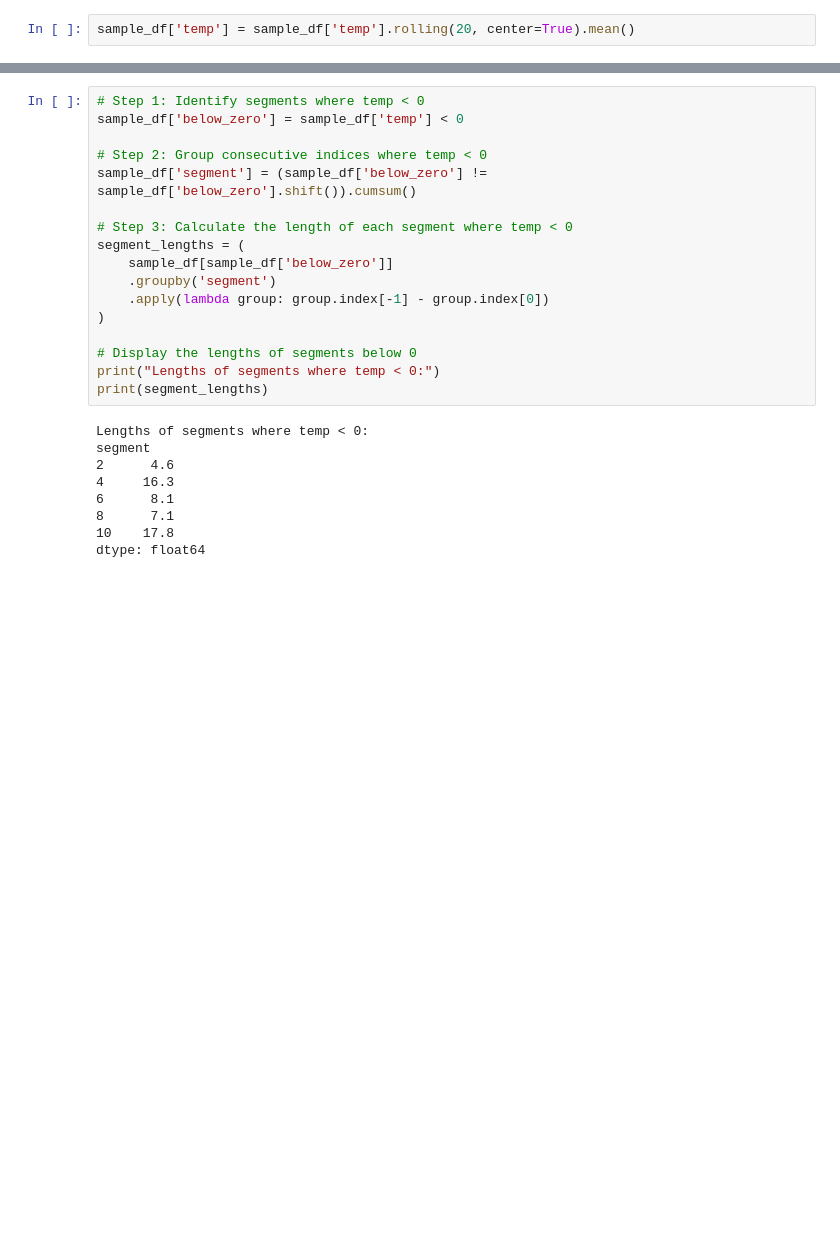
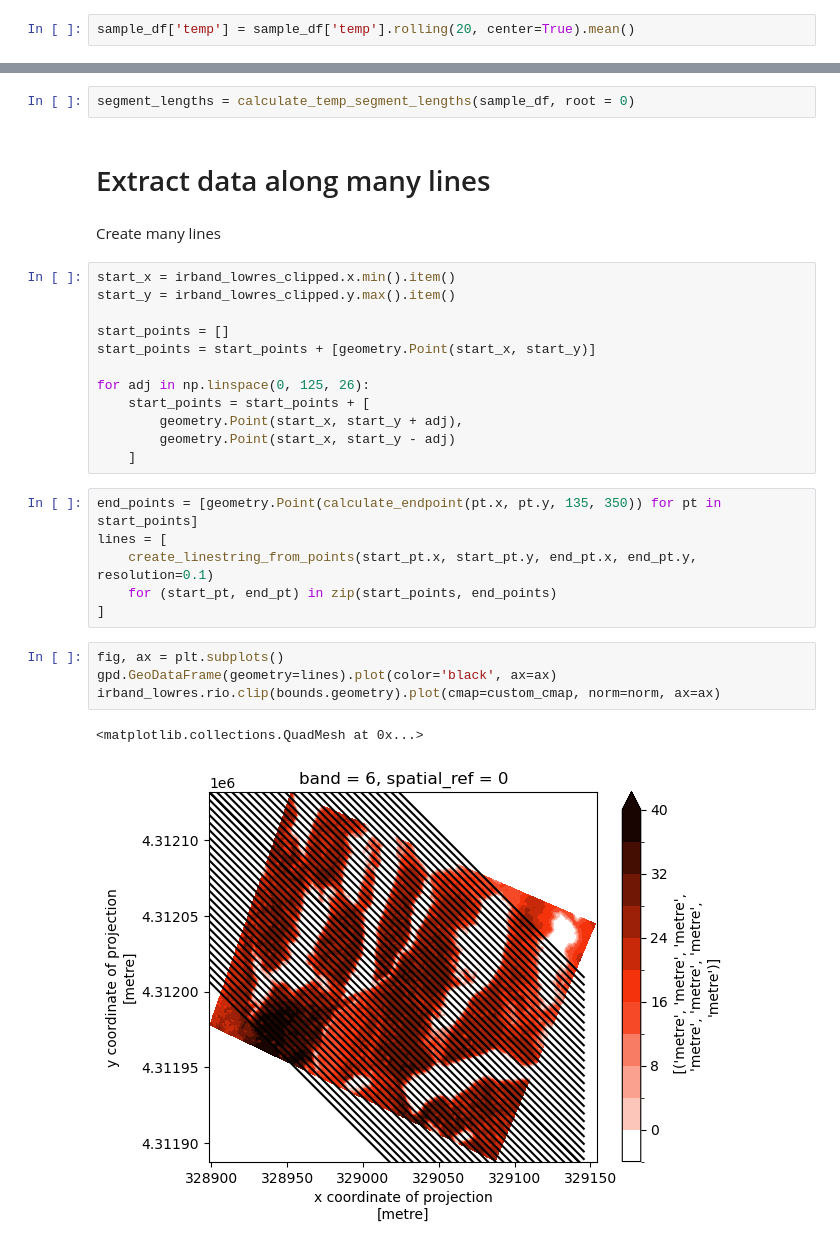
Before and after one commit to elischwat/sublimationofsnow, a Jupyter notebook: analysis/paper3/uav_data/extract_surfacetemp_profiles.ipynb, the cells around one changed output, grey strips where cells are left out. Drawn from its saved outputs; the diff is of its cells as text; blank space fills up the shorter version.

```diff
--- a/analysis/paper3/uav_data/extract_surfacetemp_profiles.ipynb
+++ b/analysis/paper3/uav_data/extract_surfacetemp_profiles.ipynb
@@ -200,26 +168,31 @@ plt.axhline(0)
-# %%
-# Step 1: Identify segments where temp < 0
-sample_df['below_zero'] = sample_df['temp'] < 0
-
-# Step 2: Group consecutive indices where temp < 0
-sample_df['segment'] = (sample_df['below_zero'] != sample_df['below_zero'].shift()).cumsum()
-
-# Step 3: Calculate the length of each segment where temp < 0
-segment_lengths = (
-    sample_df[sample_df['below_zero']]
-    .groupby('segment')
-    .apply(lambda group: group.index[-1] - group.index[0])
-)
-
-# Display the lengths of segments below 0
-print("Lengths of segments where temp < 0:")
-print(segment_lengths)
-# %% [output]
-Lengths of segments where temp < 0:
-segment
-2      4.6
-4     16.3
-6      8.1
-8      7.1
-10    17.8
-dtype: float64
+# %%
+segment_lengths = calculate_temp_segment_lengths(sample_df, root = 0)
+# %% [markdown]
+# Extract data along many lines
+# %% [markdown]
+Create many lines
+# %%
+start_x = irband_lowres_clipped.x.min().item()
+start_y = irband_lowres_clipped.y.max().item()
+
+start_points = []
+start_points = start_points + [geometry.Point(start_x, start_y)]
+
+for adj in np.linspace(0, 125, 26):
+    start_points = start_points + [
+        geometry.Point(start_x, start_y + adj),
+        geometry.Point(start_x, start_y - adj)
+    ]
+# %%
+end_points = [geometry.Point(calculate_endpoint(pt.x, pt.y, 135, 350)) for pt in start_points]
+lines = [
+    create_linestring_from_points(start_pt.x, start_pt.y, end_pt.x, end_pt.y, resolution=0.1)
+    for (start_pt, end_pt) in zip(start_points, end_points)
+]
+# %%
+fig, ax = plt.subplots()
+gpd.GeoDataFrame(geometry=lines).plot(color='black', ax=ax)
+irband_lowres.rio.clip(bounds.geometry).plot(cmap=custom_cmap, norm=norm, ax=ax)
+# %% [output]
+<matplotlib.collections.QuadMesh at 0x...>
+[figure, added]
```
Also changed, not shown: parts of 27 cells of this notebook.
